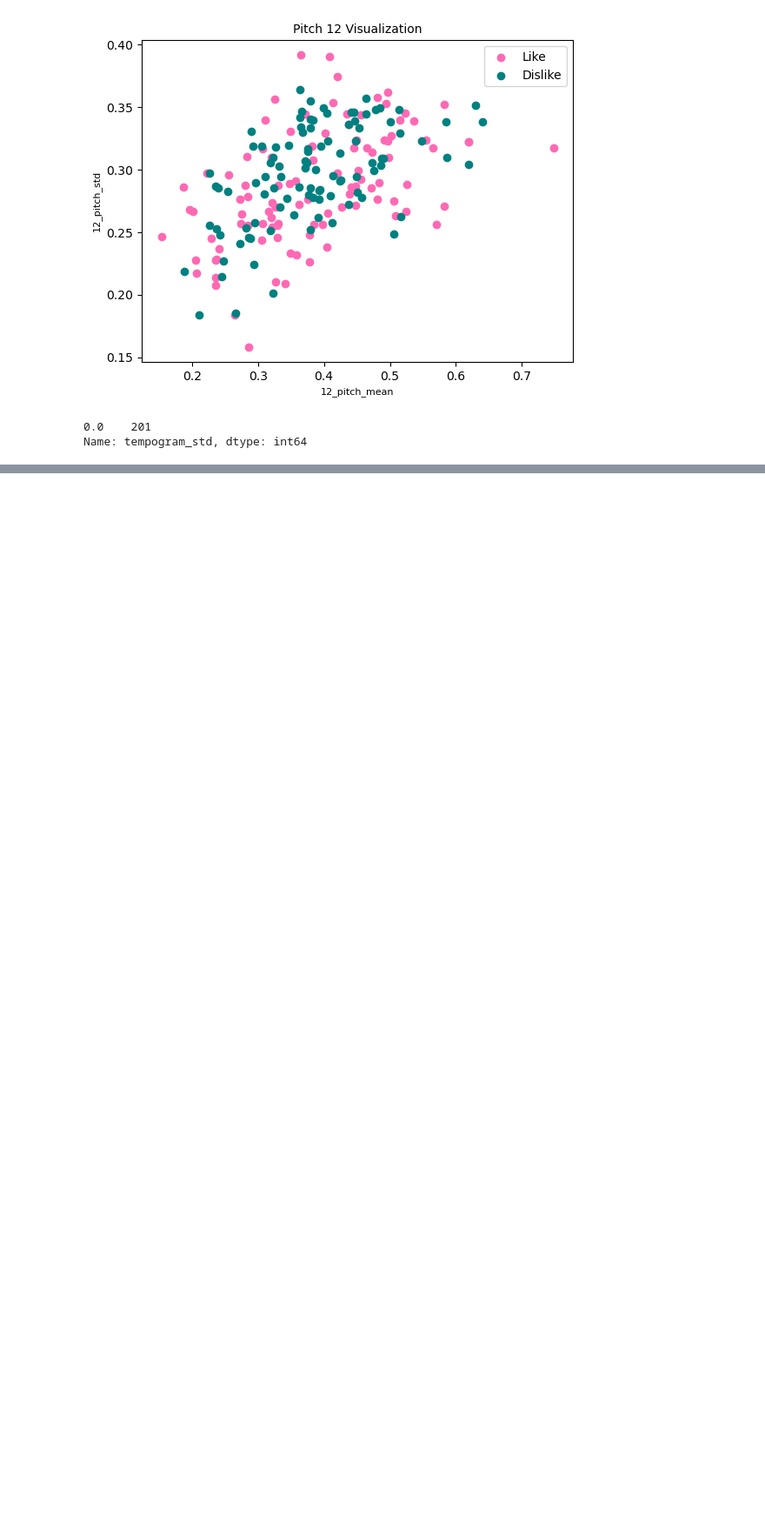
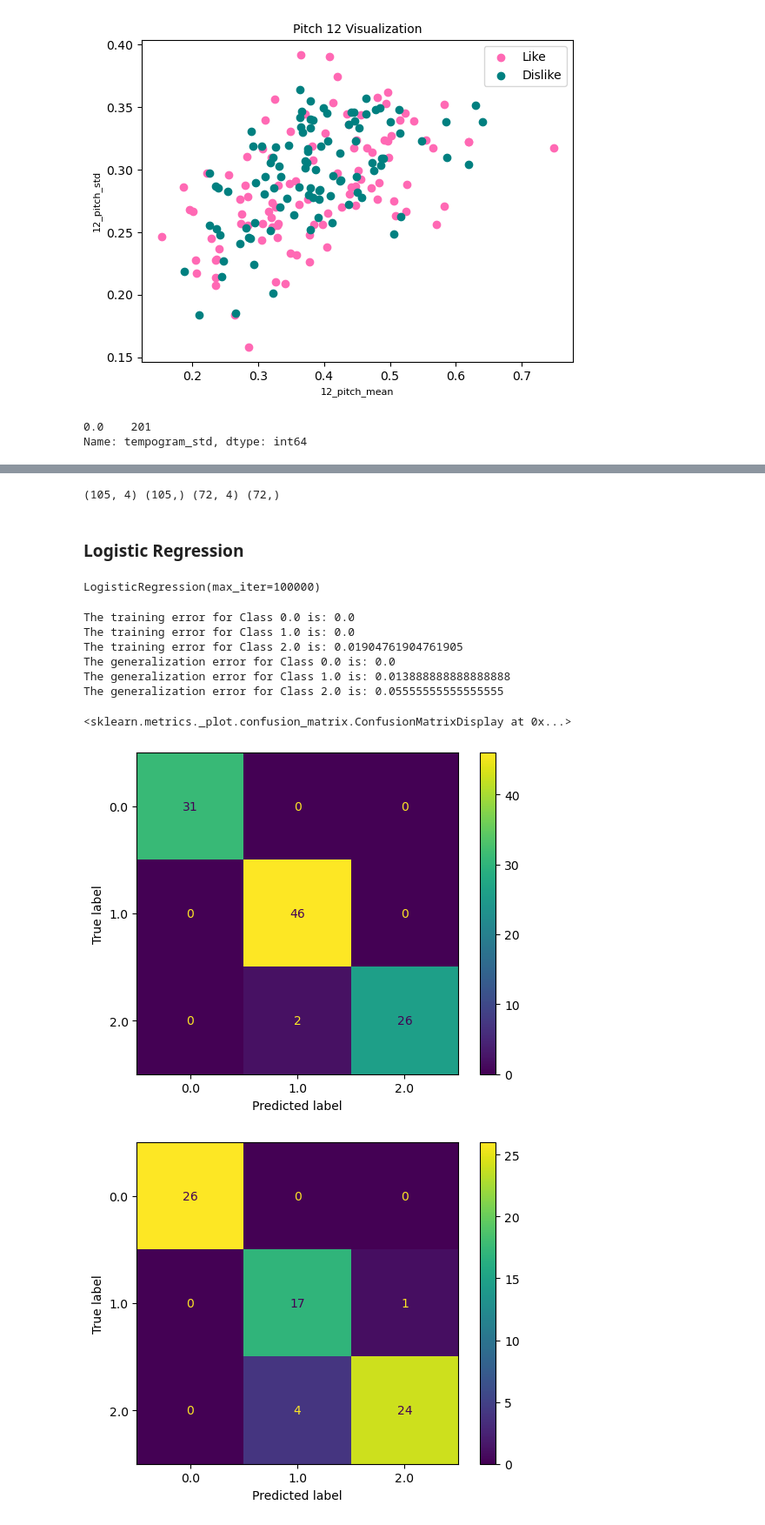
Before and after one commit to IsitaRex/Supervising-My-Musical-Taste, a Jupyter notebook: supervising_my_musical_taste.ipynb, the cells around one changed output, grey strips where cells are left out. Shown: that part at 87% size. Cells and saved outputs as stored; diff of their text form; code cells hidden in the pictures; blank space fills up the shorter version.

Commit message:
Training

```diff
--- a/supervising_my_musical_taste.ipynb
+++ b/supervising_my_musical_taste.ipynb
@@ -18,0 +20,9 @@ AttributeError: module 'Helper.random_mix' has no attribute 'random_mix_fcn'
+# %%
+def random_mix(X):
+    N,_ = X.shape
+    idx = np.random.permutation(N)
+    X_ans = []
+    for i in idx:
+        X_ans.append(X[i])
+
+    return np.array(X_ans)
@@ -163,0 +238,32 @@ Name: tempogram_std, dtype: int64
+# %%
+X_mixed = random_mix(np.append(X_iris,y_iris.reshape(y_iris.shape[0],1), axis = 1))
+X_mixed.shape
+X_train, X_test = random_sampling(X_mixed, size = 0.7)
+X_train, y_train =  X_train[:,:-1], X_train[:,-1]
+X_test, y_test =  X_test[:,:-1], X_test[:,-1]
+print(X_train.shape,y_train.shape,  X_test.shape, y_test.shape)
+# %% [output]
+(105, 4) (105,) (72, 4) (72,)
+# %% [markdown]
+### Logistic Regression
+# %%
+logistic = LogisticRegression(max_iter = 100000)
+logistic.fit(X_train,y_train)
+# %% [output]
+LogisticRegression(max_iter=100000)
+# %%
+compute_errors(logistic, X_train, y_train, X_test, y_test)
+# %% [output]
+The training error for Class 0.0 is: 0.0
+The training error for Class 1.0 is: 0.0
+The training error for Class 2.0 is: 0.01904761904761905
+The generalization error for Class 0.0 is: 0.0
+The generalization error for Class 1.0 is: 0.013888888888888888
+The generalization error for Class 2.0 is: 0.05555555555555555
+# %%
+plot_confusion_matrix(logistic,X_train,y_train)
+plot_confusion_matrix(logistic,X_test,y_test)
+# %% [output]
+<sklearn.metrics._plot.confusion_matrix.ConfusionMatrixDisplay at 0x...>
+[figure, added]
+[figure, added]
```
Also changed, not shown: parts of 15 cells of this notebook, 2 other files.
